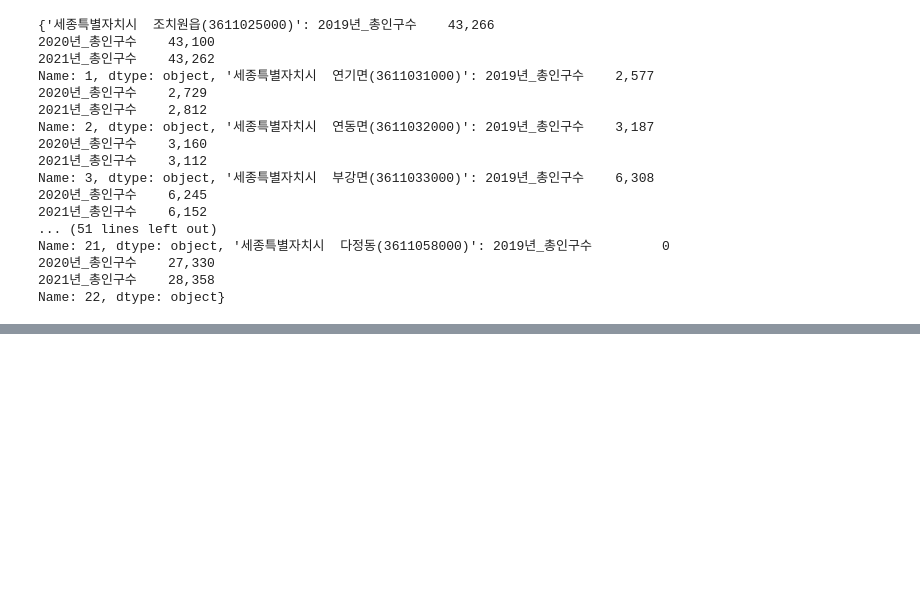
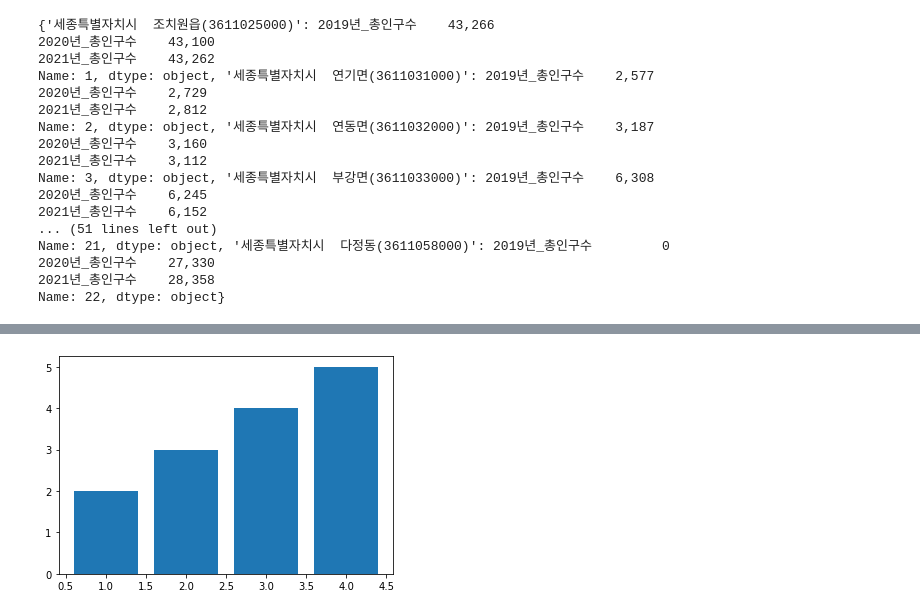
Before and after one commit to dmsxo0691/Java-Python, a Jupyter notebook: 20221026/phytest/221026(2).ipynb, the cells around one changed output, grey strips where cells are left out. Cells and saved outputs as stored; diff of their text form; code cells hidden in the pictures; blank space fills up the shorter version.

```diff
--- a/20221026/phytest/221026(2).ipynb
+++ b/20221026/phytest/221026(2).ipynb
@@ -102,0 +180,7 @@ Name: 22, dtype: object}
+# %%
+x=[1,2,3,4]
+y=[2,3,4,5]
+plt.bar(x,y)
+plt.show()
+# %% [output]
+[figure, added]
```
Also changed, not shown: parts of 6 cells of this notebook.
